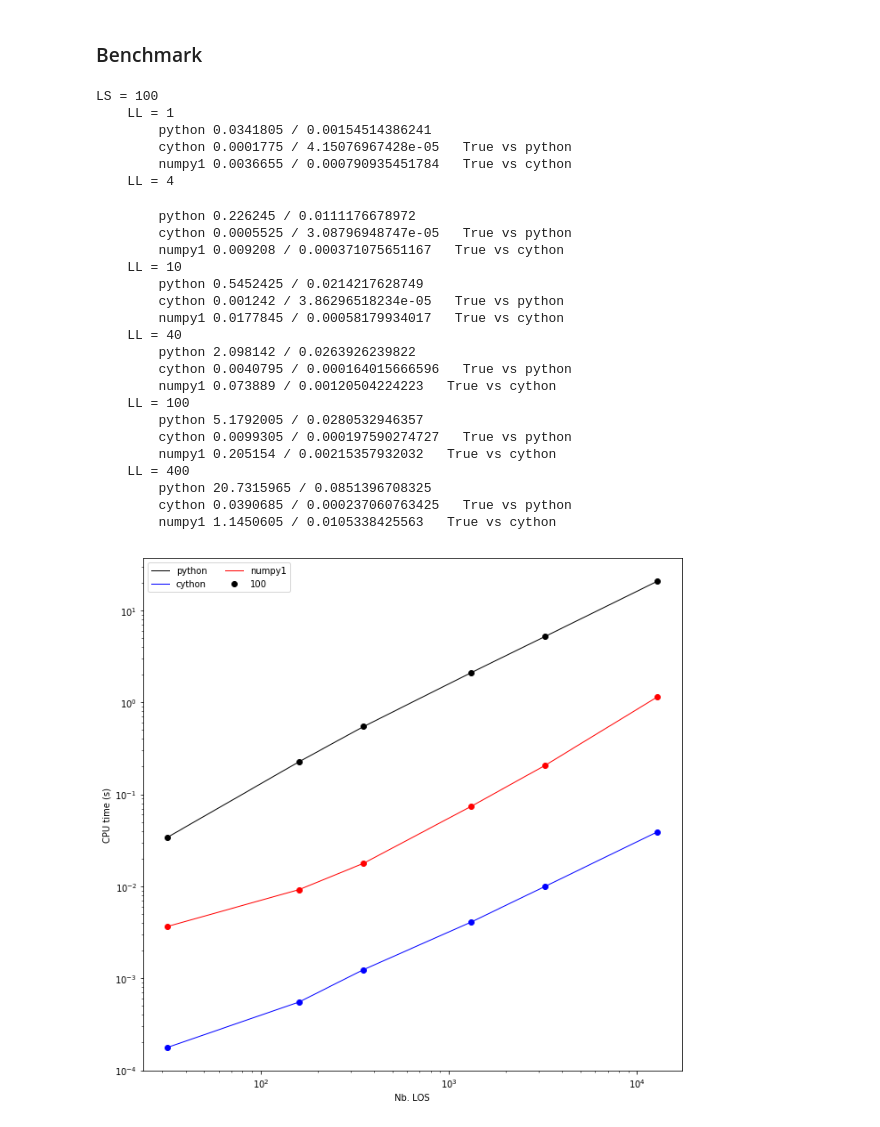
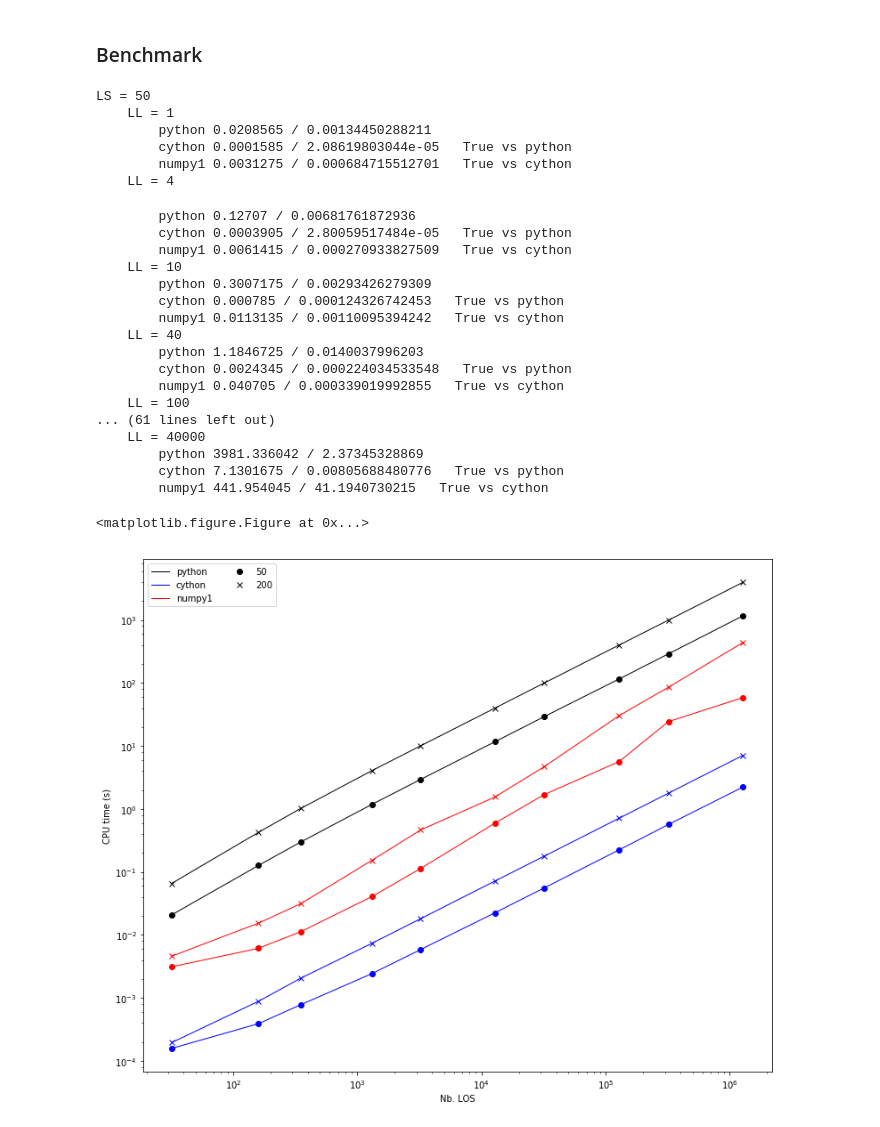
Before and after one commit to ToFuProject/tofu, a Jupyter notebook: Notes_Upgrades/Optimize_LOSInOut/Optimizing_LOS_torus-intersection_computation.ipynb, the cells around one changed output. Saved outputs shown, nothing was run; the diff lists cells and outputs as text; code cells hidden in the pictures.

```diff
--- a/Notes_Upgrades/Optimize_LOSInOut/Optimizing_LOS_torus-intersection_computation.ipynb
+++ b/Notes_Upgrades/Optimize_LOSInOut/Optimizing_LOS_torus-intersection_computation.ipynb
@@ -818,11 +818,11 @@ Tests = {'python':{'func':Calc_LOS_PInOut_python, 'c':'k'},
 
 # Number of segments constituting the vessel polygon
 # (i.e.: the polygon representing the cross-section of the toroial vessel)
-LS = [100]#[50,200]#,500]
+LS = [50,200]#[50,200]#,500]
 
 # Number of Lines of Sight for which the function should be run
 #, (i.e.: semi-lines)
-LL = [1,4,10,40,100,400]#,1000,4000,10000,40000]#,100000,400000]
+LL = [1,4,10,40,100,400,1000,4000,10000,40000]#,100000,400000]
 NS, NL = len(LS), len(LL)
 
 # Number of times each function is executed (average and standard deviation are computed)
@@ -872,52 +872,51 @@ for ii in range(NS):
                 allok = all([Tests[Keys[kk]]['check'][cc][ii,jj] for cc in ['SIn','SOut','VPerp','indOut']])
                 Str += "   "+str(allok)+" vs "+Keys[kk-1]
             print(Str)
 
 # Plot results
 f = plt.figure(figsize=(14,10),facecolor='w')
 ax = f.add_axes([0.1,0.1,0.7,0.8], frameon=True,xscale='log',yscale='log')
 ax.set_xlabel(r"Nb. LOS")
 ax.set_ylabel(r"CPU time (s)")
 m = ['o','x','^','+','s']
 for kk in range(len(Keys)):
     for ii in range(NS):
         ax.plot(LLr, Tests[Keys[kk]]['t'][ii,:], ls='-', lw=1., c=Tests[Keys[kk]]['c'], marker=m[ii])
 
 # Legend proxys
 for kk in range(len(Keys)):
     ax.plot([],[], ls='-',lw=1.,c=Tests[Keys[kk]]['c'],label=Keys[kk])
 for ii in range(NS):
     ax.plot([],[],ls='None',lw=0.,c='k',marker=m[ii], label="{0}".format(LS[ii]))
 
 
 ax.legend(loc="upper left", ncol=2)
 
 plt.show()
 # %% [output]
-LS = 100
+LS = 50
     LL = 1
-        python 0.0341805 / 0.00154514386241
-        cython 0.0001775 / 4.15076967428e-05   True vs python
-        numpy1 0.0036655 / 0.000790935451784   True vs cython
+        python 0.0208565 / 0.00134450288211
+        cython 0.0001585 / 2.08619803044e-05   True vs python
+        numpy1 0.0031275 / 0.000684715512701   True vs cython
     LL = 4
-        python 0.226245 / 0.0111176678972
-        cython 0.0005525 / 3.08796948747e-05   True vs python
-        numpy1 0.009208 / 0.000371075651167   True vs cython
+        python 0.12707 / 0.00681761872936
+        cython 0.0003905 / 2.80059517484e-05   True vs python
+        numpy1 0.0061415 / 0.000270933827509   True vs cython
     LL = 10
-        python 0.5452425 / 0.0214217628749
-        cython 0.001242 / 3.86296518234e-05   True vs python
-        numpy1 0.0177845 / 0.00058179934017   True vs cython
+        python 0.3007175 / 0.00293426279309
+        cython 0.000785 / 0.000124326742453   True vs python
+        numpy1 0.0113135 / 0.00110095394242   True vs cython
     LL = 40
-        python 2.098142 / 0.0263926239822
-        cython 0.0040795 / 0.000164015666596   True vs python
-        numpy1 0.073889 / 0.00120504224223   True vs cython
+        python 1.1846725 / 0.0140037996203
+        cython 0.0024345 / 0.000224034533548   True vs python
+        numpy1 0.040705 / 0.000339019992855   True vs cython
     LL = 100
-        python 5.1792005 / 0.0280532946357
-        cython 0.0099305 / 0.000197590274727   True vs python
-        numpy1 0.205154 / 0.00215357932032   True vs cython
-    LL = 400
-        python 20.7315965 / 0.0851396708325
-        cython 0.0390685 / 0.000237060763425   True vs python
-        numpy1 1.1450605 / 0.0105338425563   True vs cython
+... (61 lines left out)
+    LL = 40000
+        python 3981.336042 / 2.37345328869
+        cython 7.1301675 / 0.00805688480776   True vs python
+        numpy1 441.954045 / 41.1940730215   True vs cython
+<matplotlib.figure.Figure at 0x...>
-[figure, old version]
+[figure, new version]
 # %%
```
Also changed, not shown: parts of 1 cell of this notebook, 1 other file.
